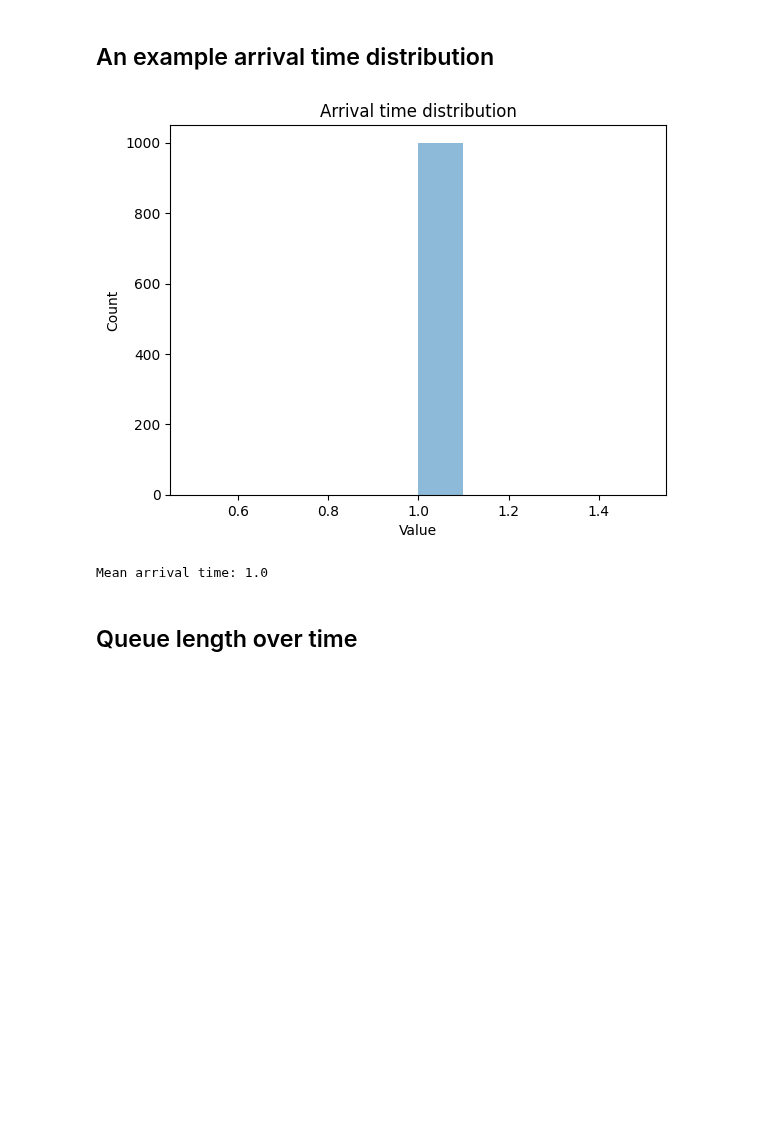
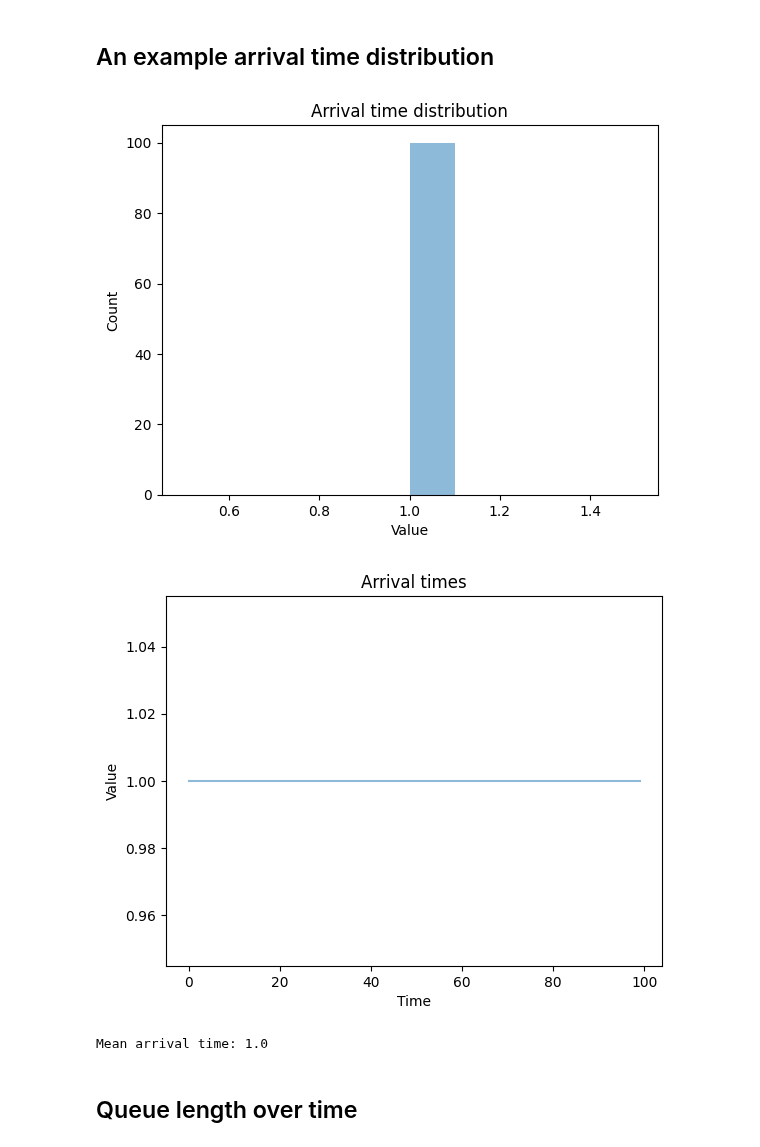
Before and after one commit to gitaroktato/queue-model-in-python, a Jupyter notebook: simulating-dd1-queues.ipynb, the cells around one changed output. Drawn from its saved outputs; the diff is of its cells as text; code cells hidden in the pictures; blank space fills up the shorter version.

```diff
--- a/simulating-dd1-queues.ipynb
+++ b/simulating-dd1-queues.ipynb
@@ -6,7 +6,7 @@ import numpy as np
 
 %matplotlib inline
 
-SAMPLE_SIZE = 1000
+SAMPLE_SIZE = 100
 ARRIVAL_RATE = 1
 EXECUTION_RATE = 2
 # %% [markdown]
@@ -14,15 +14,22 @@ EXECUTION_RATE = 2
 # %%
 inter_arrival_time = np.full(shape=SAMPLE_SIZE, dtype=int, fill_value=ARRIVAL_RATE)
 
 plt.title("Arrival time distribution")
 plt.xlabel("Value")
 plt.ylabel("Count")
 plt.hist(inter_arrival_time, alpha=0.5)
 plt.show()
 
+plt.title("Arrival times")
+plt.xlabel("Time")
+plt.ylabel("Value")
+plt.plot(inter_arrival_time, alpha=0.5)
+plt.show()
+
 print(f'Mean arrival time: {inter_arrival_time.mean()}')
 # %% [output]
-[figure, old version]
+[figure, new version]
+[figure, added]
 Mean arrival time: 1.0
 # %% [markdown]
 ## Queue length over time
```
Also changed, not shown: parts of 3 cells of this notebook, 2 other files.
